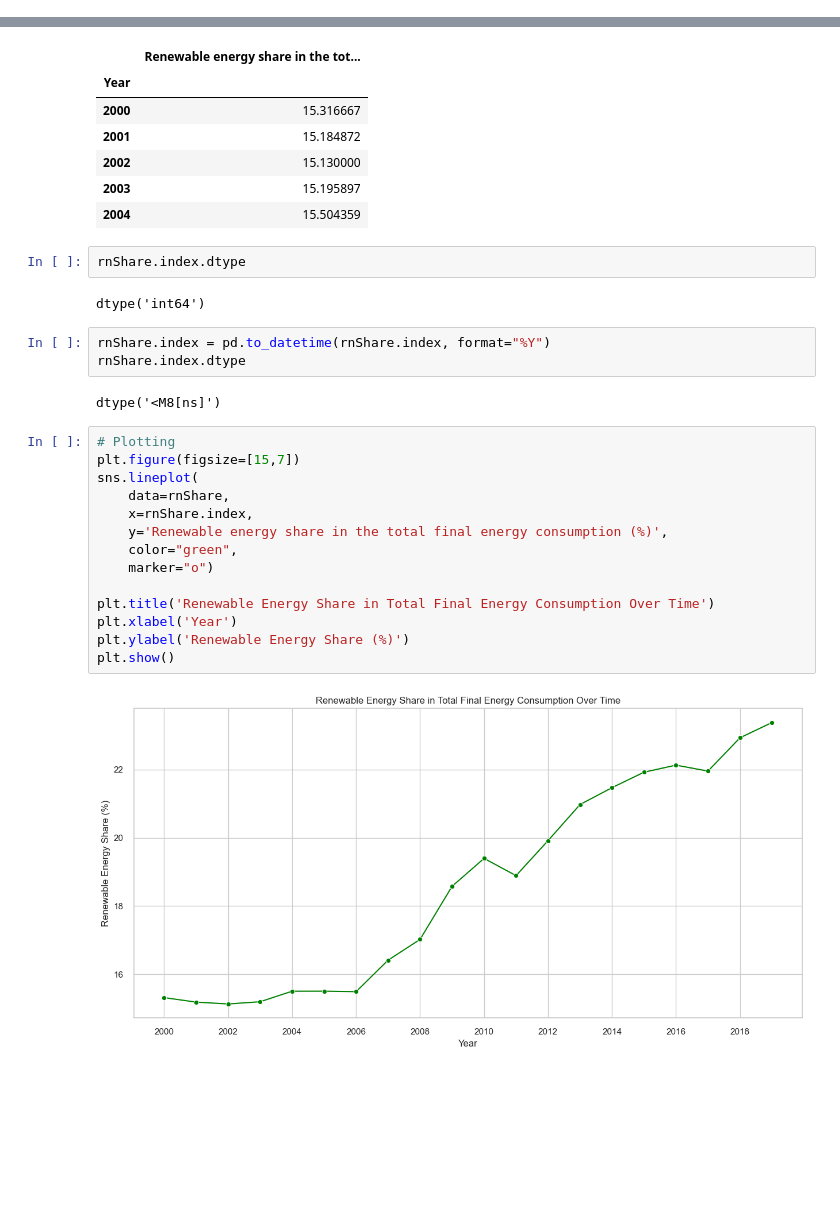
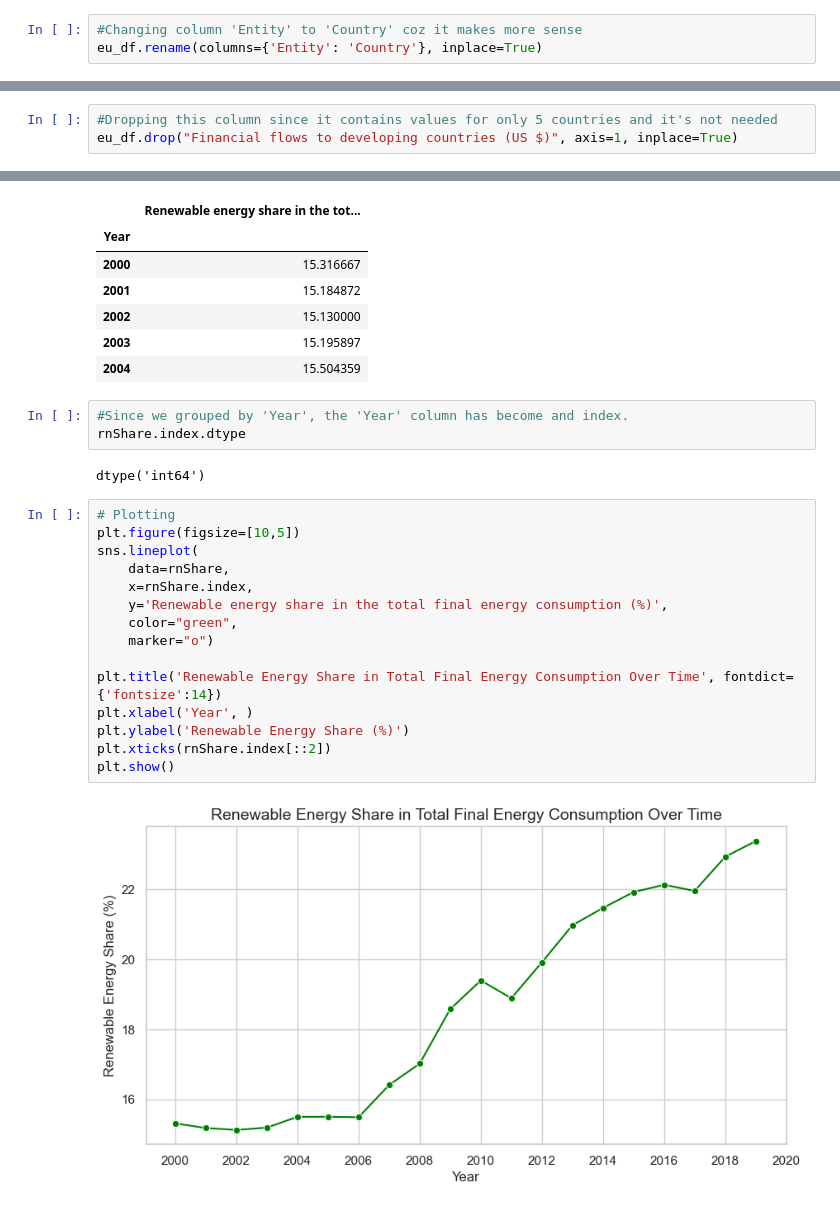
Before and after one commit to ahmedjamshed79/DataCo-supply-chain-analytics, a Jupyter notebook: EU_Sustainaability_Adoption_Notebook.ipynb, the cells around one changed output, grey strips where cells are left out. Cells and saved outputs as stored; diff of their text form; blank space fills up the shorter version.

```diff
--- a/EU_Sustainaability_Adoption_Notebook.ipynb
+++ b/EU_Sustainaability_Adoption_Notebook.ipynb
@@ -72,3 +77,6 @@ european_countries = [
 # %%
 # Filter based on whether the 'country' column is in the european_countries list
 eu_df = df[df['Entity'].isin(european_countries)]
+# %%
+#Changing column 'Entity' to 'Country' coz it makes more sense
+eu_df.rename(columns={'Entity': 'Country'}, inplace=True)
@@ -128,0 +170,3 @@ eu_df.describe()
+# %%
+#Dropping this column since it contains values for only 5 countries and it's not needed
+eu_df.drop("Financial flows to developing countries (US $)", axis=1, inplace=True)
@@ -143,27 +195,24 @@ rnShare.head()
 | 2003 | 15.195897 |
 | 2004 | 15.504359 |
 # %%
+#Since we grouped by 'Year', the 'Year' column has become and index.
 rnShare.index.dtype
 # %% [output]
 dtype('int64')
-# %%
-rnShare.index = pd.to_datetime(rnShare.index, format="%Y")
-rnShare.index.dtype
-# %% [output]
-dtype('<M8[ns]')
 # %%
 # Plotting
-plt.figure(figsize=[15,7])
+plt.figure(figsize=[10,5])
 sns.lineplot(
     data=rnShare,
     x=rnShare.index,
     y='Renewable energy share in the total final energy consumption (%)',
     color="green",
     marker="o")
 
-plt.title('Renewable Energy Share in Total Final Energy Consumption Over Time')
-plt.xlabel('Year')
+plt.title('Renewable Energy Share in Total Final Energy Consumption Over Time', fontdict={'fontsize':14})
+plt.xlabel('Year', )
 plt.ylabel('Renewable Energy Share (%)')
+plt.xticks(rnShare.index[::2])
 plt.show()
 # %% [output]
-[figure, old version]
+[figure, new version]
```
Also changed, not shown: parts of 18 cells of this notebook, 1 other file.
